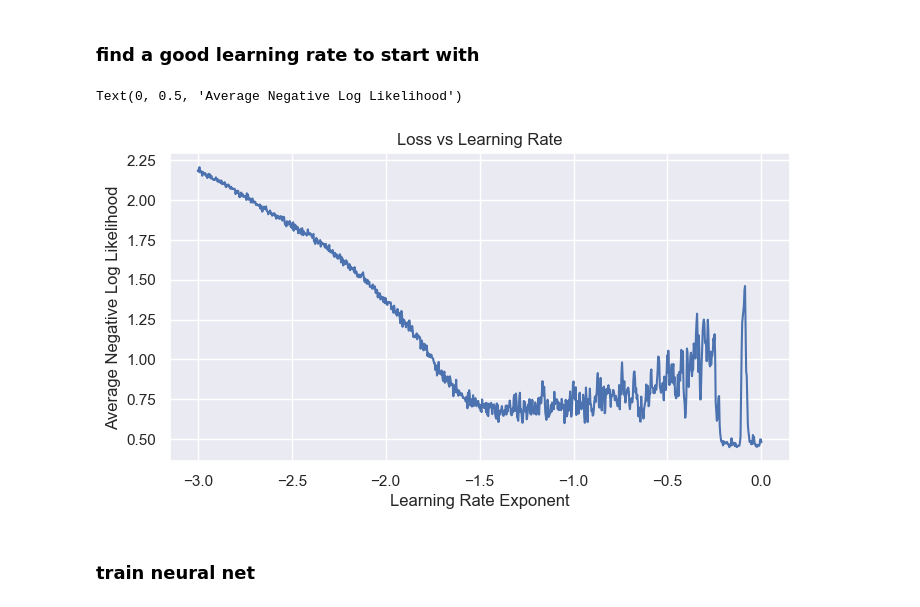
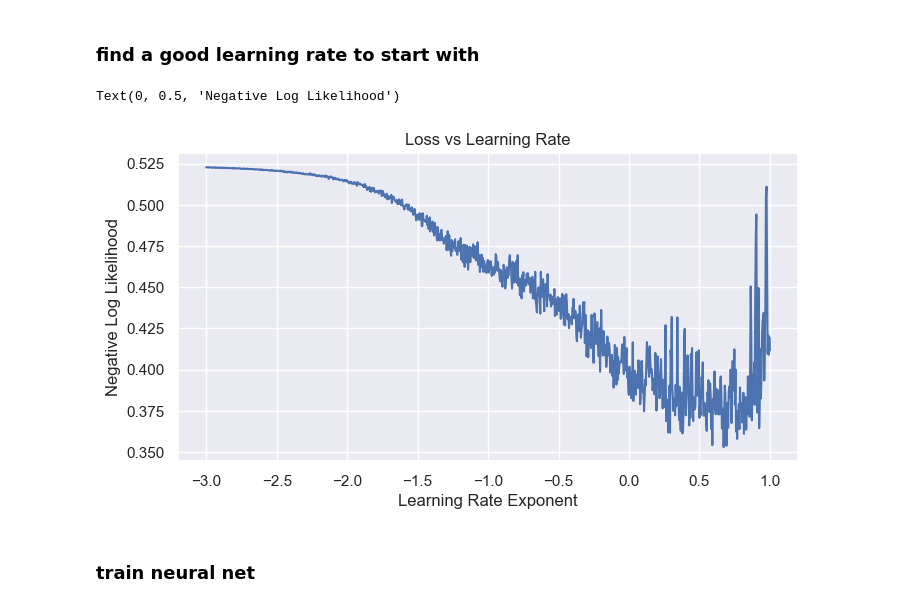
Before and after one commit to haukesteffen/LearningPyTorch, a Jupyter notebook: llm.ipynb, the cells around one changed output. Cells and saved outputs as stored; diff of their text form; code cells hidden in the pictures.

```diff
--- a/llm.ipynb
+++ b/llm.ipynb
@@ -213,28 +213,23 @@ average negative log-likelihood: 2.401416063308716
 # %%
 epochs = 10
 batch_size = 512
-context_size = 4
+context_size = 8
 embedding_dims = 8
-learning_rate = 10**(-1.3)
-number_of_strings = 100000 # number of strings from input dataset
-
-training_data = HackerNewsContext(train=True, context_size=context_size, number_of_strings=number_of_strings)
-train_dataloader = DataLoader(training_data, batch_size=batch_size, shuffle=True, drop_last=True)
-
-# currently not using test data
-#test_data = HackerNewsContext(train=False, context_size=context_size, number_of_strings=number_of_strings)
-#test_dataloader = DataLoader(test_data, batch_size=batch_size, shuffle=True, drop_last=True)
+learning_rate = 10**(0.5)
+number_of_strings = 50000 # number of strings from input dataset
 
 class NN:
     def __init__(self, embedding_dims, context_size):
         self.embedding_dims = embedding_dims
         self.context_size = context_size
-        self.C = torch.randn((28, self.embedding_dims), generator=g, requires_grad=True, device=device) # embedding lookup-table
-        self.W1 = torch.randn((self.context_size*self.embedding_dims, 256), generator=g, requires_grad=True, device=device) # weights hidden layer
-        self.b1 = torch.randn(256, generator=g, requires_grad=True, device=device) # biases hidden layer
-        self.W2 = torch.randn((256, 28), generator=g, requires_grad=True, device=device) # weights output layer
-        self.b2 = torch.randn(28, generator=g, requires_grad=True, device=device) # biases output layer
+        self.C = torch.randn((28, self.embedding_dims), generator=g, device=device) * 0.01# embedding lookup-table
+        self.W1 = torch.randn((self.context_size*self.embedding_dims, 256), generator=g, device=device) * (2/(self.context_size*self.embedding_dims))**0.5 # weights hidden layer
+        self.b1 = torch.randn(256, generator=g, device=device) * 0.01 # biases hidden layer
+        self.W2 = torch.randn((256, 28), generator=g, device=device) * (2/256)**0.5 # weights output layer
+        self.b2 = torch.randn(28, generator=g, device=device) * 0.01 # biases output layer
         self.parameters = [self.C, self.W1, self.b1, self.W2, self.b2]
+        for p in self.parameters:
+            p.requires_grad = True
 
     def forward(self, X, y):
         self.embedding = (X @ self.C).view(batch_size, self.context_size*self.embedding_dims)
@@ -242,7 +237,6 @@ class NN:
         self.logits = self.h @ self.W2 + self.b2 # (batch_size, 28)
         self.loss = F.cross_entropy(self.logits, y)
         return self.loss.item()
-
 
     def backward(self):
         for p in self.parameters:
@@ -287,30 +288,30 @@ class NN:
 # %% [markdown]
 ### find a good learning rate to start with
 # %%
-lr_exps = torch.linspace(-3, 0, 1000)
+lr_exps = torch.linspace(-3, 1, 1000)
 lrs = 10**lr_exps
 iterator = iter(train_dataloader)
 losses = []
 nn1 = NN(embedding_dims=embedding_dims, context_size=context_size)
 
 for lr in lrs:
     X, y = next(iterator)
     X, y = X.to(device), y.to(device) # (batch_size, context_size, 28)
 
     loss = nn1.forward(X=X, y=y)
     nn1.backward()
     nn1.update_params(lr=lr)
     losses.append(loss)
 
 fig, ax = plt.subplots(figsize=(8,4))
 sns.set_style()
 plt.plot(lr_exps, np.log10(losses))
 ax.set_title('Loss vs Learning Rate')
 ax.set_xlabel('Learning Rate Exponent')
-ax.set_ylabel('Average Negative Log Likelihood')
+ax.set_ylabel('Negative Log Likelihood')
 # %% [output]
-Text(0, 0.5, 'Average Negative Log Likelihood')
+Text(0, 0.5, 'Negative Log Likelihood')
-[figure, old version]
+[figure, new version]
 # %% [markdown]
 ### train neural net
 # %%
```
Also changed, not shown: parts of 8 cells of this notebook.
